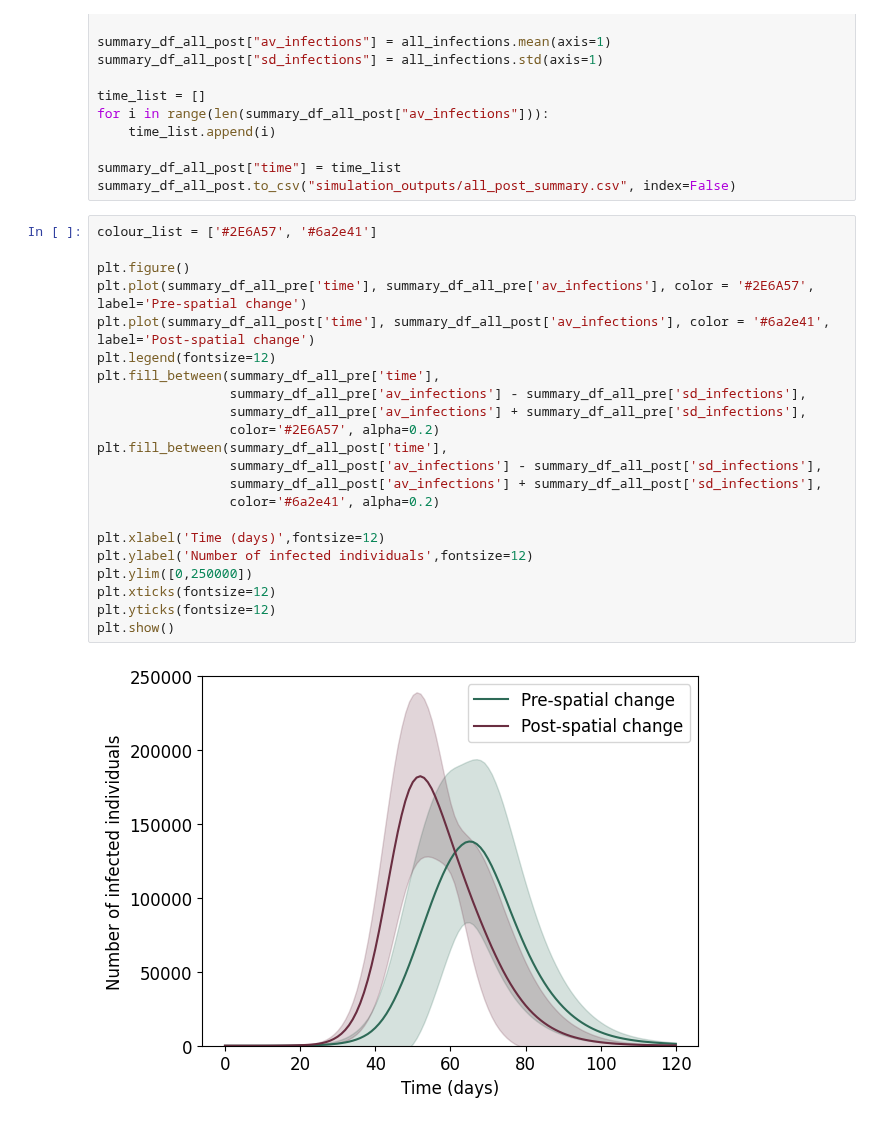
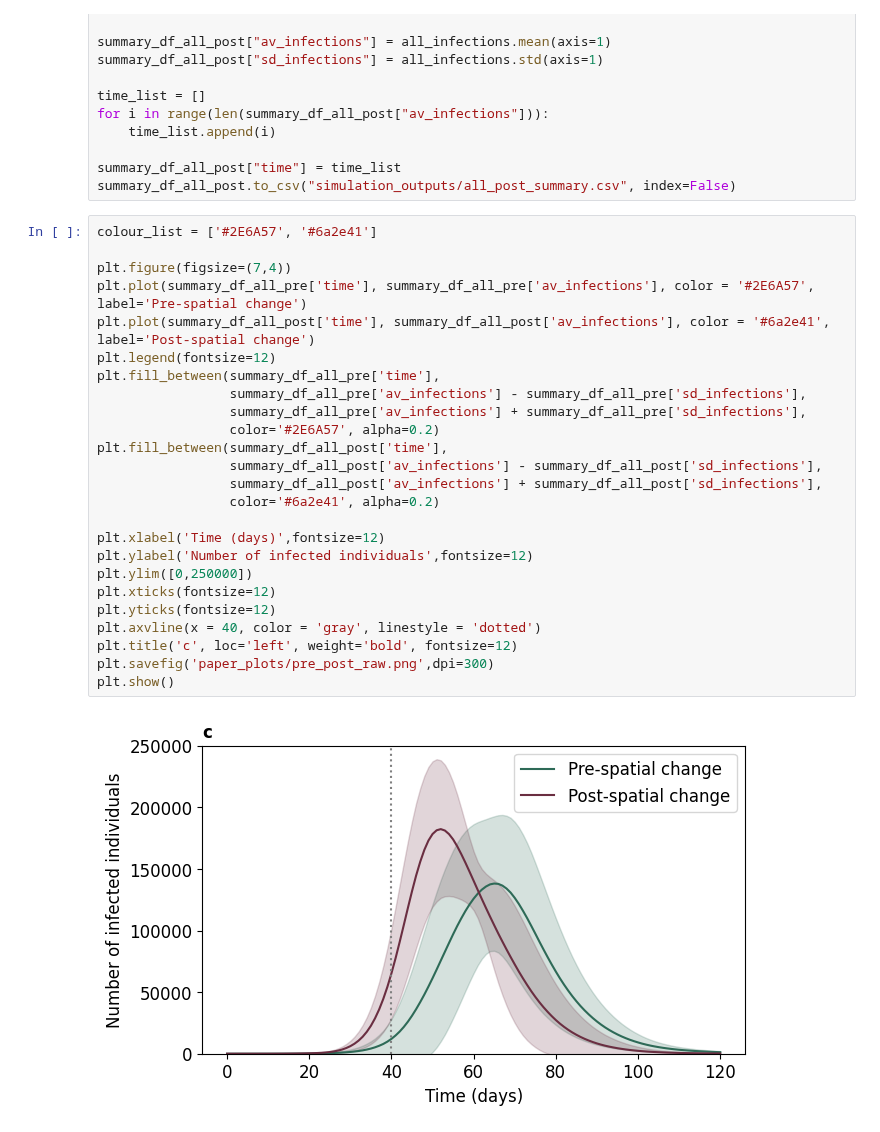
Before and after one commit to SABS-R3-Epidemiology/epiabm, a Jupyter notebook: python_examples/luxembourg_example/rural_v_urban.ipynb, the cells around one changed output. Saved outputs shown, nothing was run; the diff lists cells and outputs as text.

```diff
--- a/python_examples/luxembourg_example/rural_v_urban.ipynb
+++ b/python_examples/luxembourg_example/rural_v_urban.ipynb
@@ -485,24 +484,27 @@ summary_df_all_post.to_csv("simulation_outputs/all_post_summary.csv", index=Fals
 # %%
 colour_list = ['#2E6A57', '#6a2e41']
 
-plt.figure()
+plt.figure(figsize=(7,4))
 plt.plot(summary_df_all_pre['time'], summary_df_all_pre['av_infections'], color = '#2E6A57', label='Pre-spatial change')
 plt.plot(summary_df_all_post['time'], summary_df_all_post['av_infections'], color = '#6a2e41', label='Post-spatial change')
 plt.legend(fontsize=12)
 plt.fill_between(summary_df_all_pre['time'],
                  summary_df_all_pre['av_infections'] - summary_df_all_pre['sd_infections'],
                  summary_df_all_pre['av_infections'] + summary_df_all_pre['sd_infections'],
                  color='#2E6A57', alpha=0.2)
 plt.fill_between(summary_df_all_post['time'],
                  summary_df_all_post['av_infections'] - summary_df_all_post['sd_infections'],
                  summary_df_all_post['av_infections'] + summary_df_all_post['sd_infections'],
                  color='#6a2e41', alpha=0.2)
 
 plt.xlabel('Time (days)',fontsize=12)
 plt.ylabel('Number of infected individuals',fontsize=12)
 plt.ylim([0,250000])
 plt.xticks(fontsize=12)
 plt.yticks(fontsize=12)
+plt.axvline(x = 40, color = 'gray', linestyle = 'dotted')
+plt.title('c', loc='left', weight='bold', fontsize=12)
+plt.savefig('paper_plots/pre_post_raw.png',dpi=300)
 plt.show()
 # %% [output]
-[figure, old version]
+[figure, new version]
```
Also changed, not shown: parts of 3 cells of this notebook, 1 other file.
